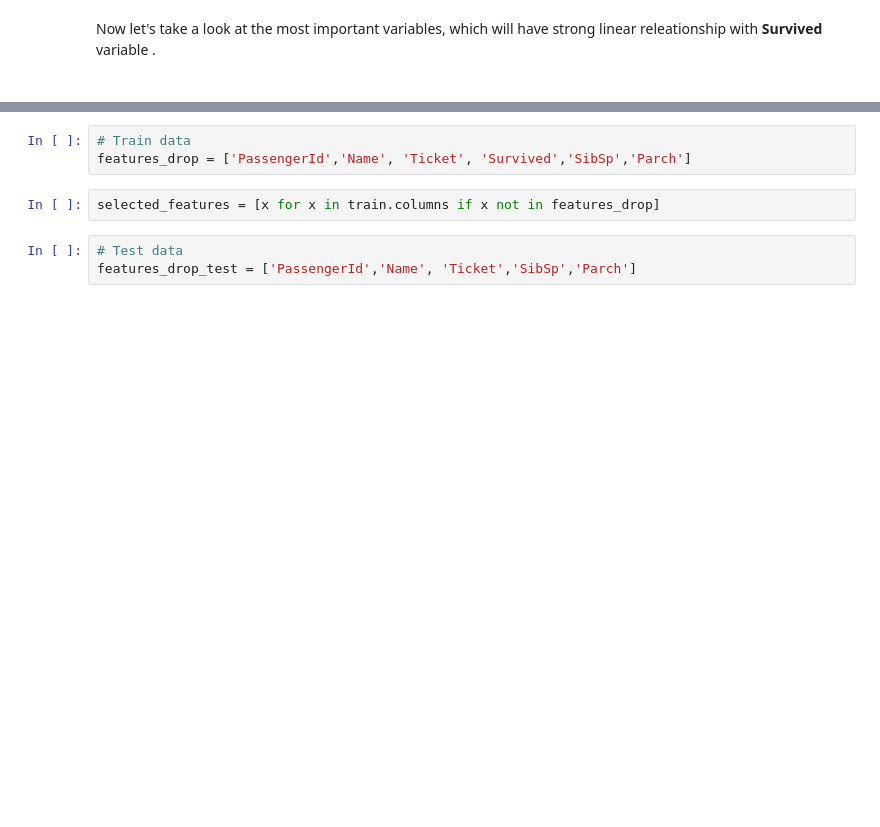
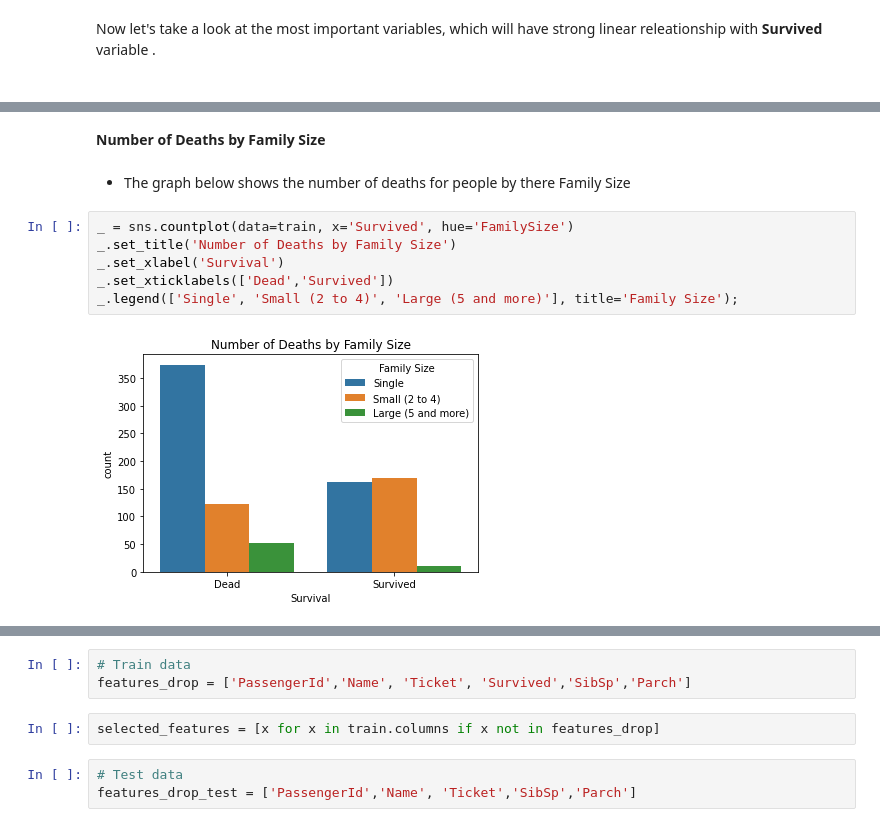
Before and after one commit to Afalqannas/Titanic-project, a Jupyter notebook: titanic_project.ipynb, the cells around one changed output, grey strips where cells are left out. Saved outputs shown, nothing was run; the diff lists cells and outputs as text; blank space fills up the shorter version.

```diff
--- a/titanic_project.ipynb
+++ b/titanic_project.ipynb
@@ -442,0 +391,12 @@ for t, l in zip(g._legend.texts, new_labels): t.set_text(l)
+# %% [markdown]
+**Number of Deaths by Family Size**
+# %% [markdown]
+- The graph below shows the number of deaths for people by there Family Size
+# %%
+_ = sns.countplot(data=train, x='Survived', hue='FamilySize')
+_.set_title('Number of Deaths by Family Size')
+_.set_xlabel('Survival')
+_.set_xticklabels(['Dead','Survived'])
+_.legend(['Single', 'Small (2 to 4)', 'Large (5 and more)'], title='Family Size');
+# %% [output]
+[figure, added]
```
Also changed, not shown: parts of 192 cells of this notebook, 3 other files.
